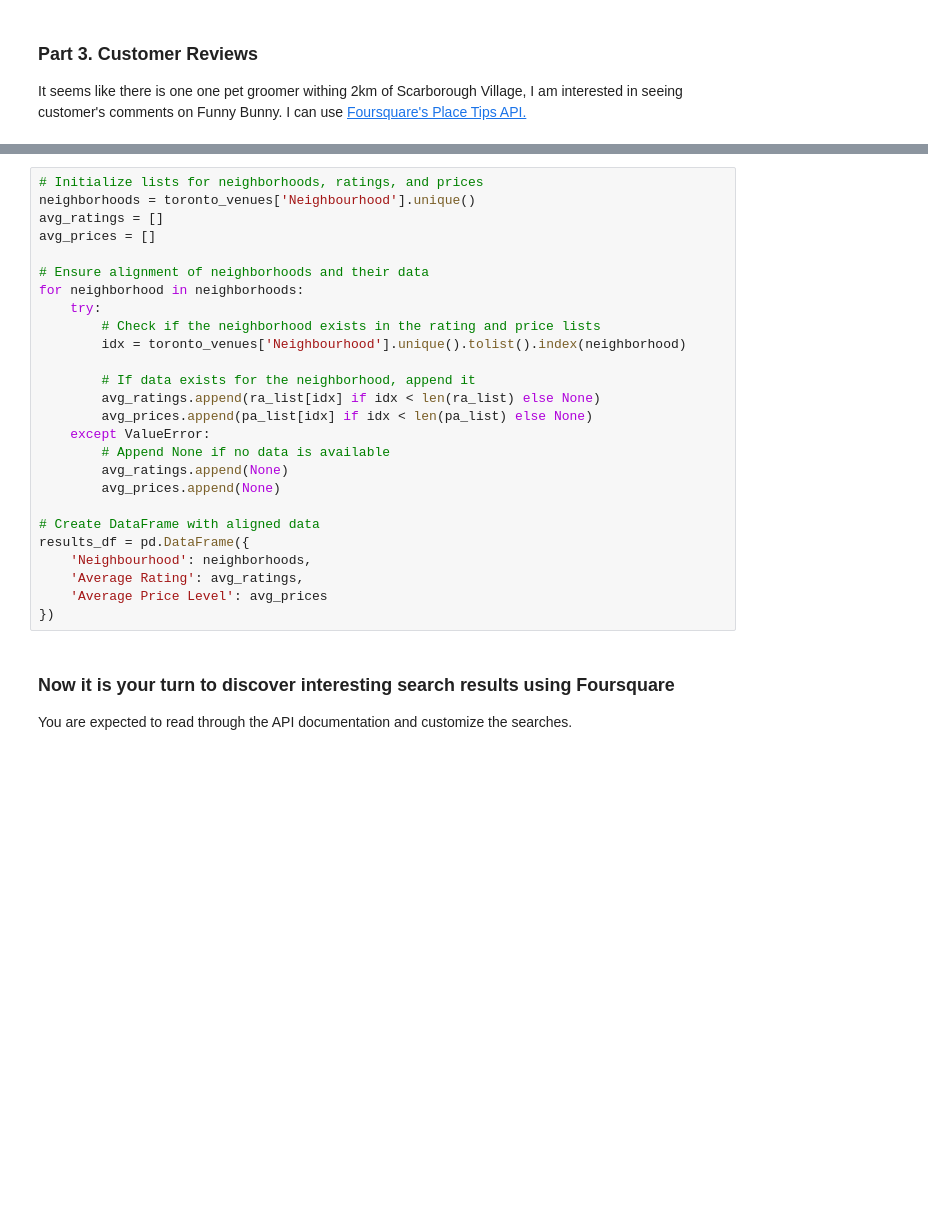
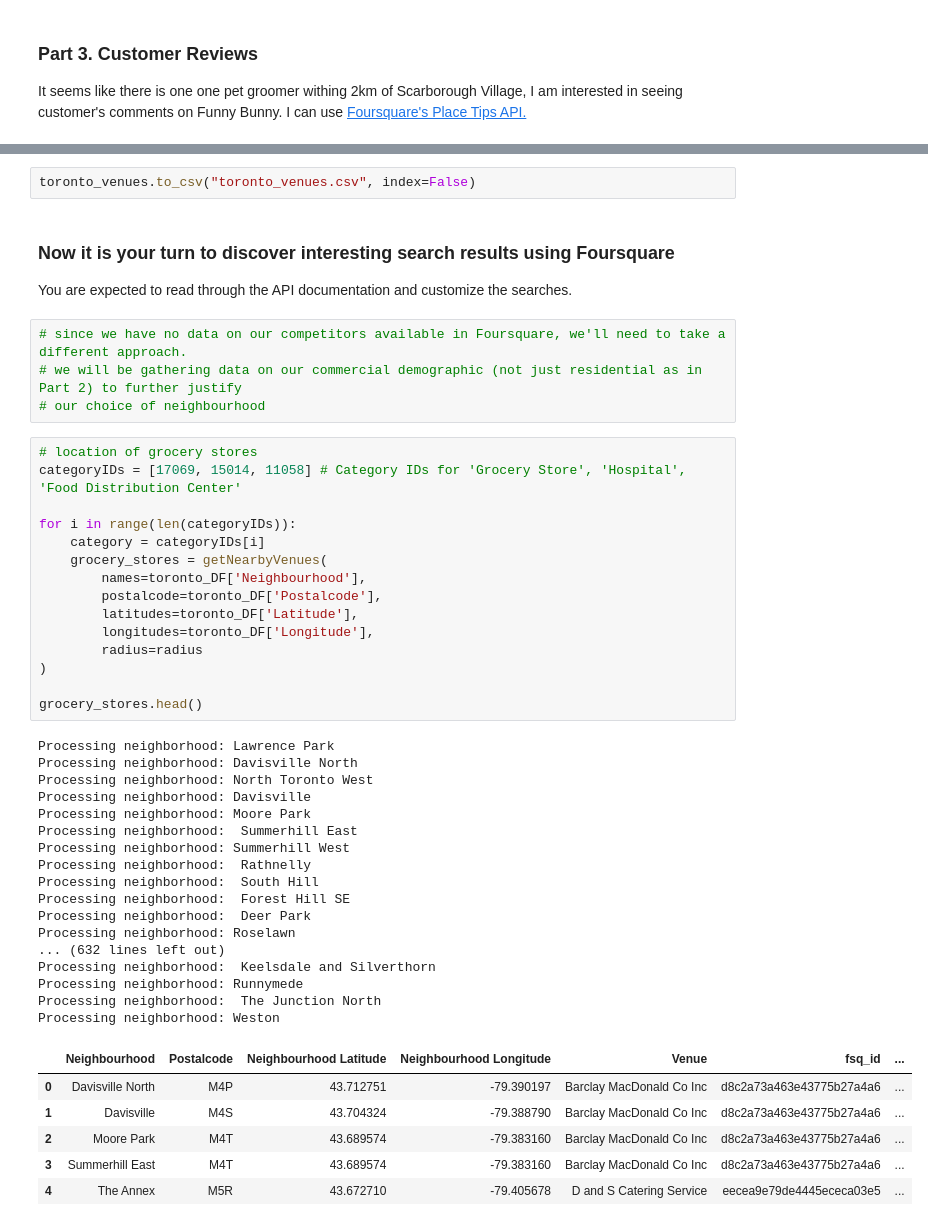
Before and after one commit to lazelee/Capstone-Project, a Jupyter notebook: ExploringCompetitorsPest.ipynb, the cells around one changed output, grey strips where cells are left out. Saved outputs shown, nothing was run; the diff lists cells and outputs as text; blank space fills up the shorter version.

```diff
--- a/ExploringCompetitorsPest.ipynb
+++ b/ExploringCompetitorsPest.ipynb
@@ -506,29 +396,48 @@ for neighborhood in toronto_venues['Neighbourhood'].unique():
-# %%
-# Initialize lists for neighborhoods, ratings, and prices
-neighborhoods = toronto_venues['Neighbourhood'].unique()
-avg_ratings = []
-avg_prices = []
-
-# Ensure alignment of neighborhoods and their data
-for neighborhood in neighborhoods:
-    try:
-        # Check if the neighborhood exists in the rating and price lists
-        idx = toronto_venues['Neighbourhood'].unique().tolist().index(neighborhood)
-
-        # If data exists for the neighborhood, append it
-        avg_ratings.append(ra_list[idx] if idx < len(ra_list) else None)
-        avg_prices.append(pa_list[idx] if idx < len(pa_list) else None)
-    except ValueError:
-        # Append None if no data is available
-        avg_ratings.append(None)
-        avg_prices.append(None)
-
-# Create DataFrame with aligned data
-results_df = pd.DataFrame({
-    'Neighbourhood': neighborhoods,
-    'Average Rating': avg_ratings,
-    'Average Price Level': avg_prices
-})
+# %%
+toronto_venues.to_csv("toronto_venues.csv", index=False)
 # %% [markdown]
 ### Now it is your turn to discover interesting search results using Foursquare
 You are expected to read through the API documentation and customize the searches.
+# %%
+# since we have no data on our competitors available in Foursquare, we'll need to take a different approach.
+# we will be gathering data on our commercial demographic (not just residential as in Part 2) to further justify
+# our choice of neighbourhood
+# %%
+# location of grocery stores
+categoryIDs = [17069, 15014, 11058] # Category IDs for 'Grocery Store', 'Hospital', 'Food Distribution Center'
+
+for i in range(len(categoryIDs)):
+    category = categoryIDs[i]
+    grocery_stores = getNearbyVenues(
+        names=toronto_DF['Neighbourhood'],
+        postalcode=toronto_DF['Postalcode'],
+        latitudes=toronto_DF['Latitude'],
+        longitudes=toronto_DF['Longitude'],
+        radius=radius
+)
+
+grocery_stores.head()
+# %% [output]
+Processing neighborhood: Lawrence Park
+Processing neighborhood: Davisville North
+Processing neighborhood: North Toronto West
+Processing neighborhood: Davisville
+Processing neighborhood: Moore Park
+Processing neighborhood:  Summerhill East
+Processing neighborhood: Summerhill West
+Processing neighborhood:  Rathnelly
+Processing neighborhood:  South Hill
+Processing neighborhood:  Forest Hill SE
+Processing neighborhood:  Deer Park
+Processing neighborhood: Roselawn
+... (632 lines left out)
+Processing neighborhood:  Keelsdale and Silverthorn
+Processing neighborhood: Runnymede
+Processing neighborhood:  The Junction North
+Processing neighborhood: Weston
+|  | Neighbourhood | Postalcode | Neighbourhood Latitude | Neighbourhood Longitude | Venue | fsq_id | ... |
+| 0 | Davisville North | M4P | 43.712751 | -79.390197 | Barclay MacDonald Co Inc | d8c2a73a463e43775b27a4a6 | ... |
+| 1 | Davisville | M4S | 43.704324 | -79.388790 | Barclay MacDonald Co Inc | d8c2a73a463e43775b27a4a6 | ... |
+| 2 | Moore Park | M4T | 43.689574 | -79.383160 | Barclay MacDonald Co Inc | d8c2a73a463e43775b27a4a6 | ... |
+| 3 | Summerhill East | M4T | 43.689574 | -79.383160 | Barclay MacDonald Co Inc | d8c2a73a463e43775b27a4a6 | ... |
+| 4 | The Annex | M5R | 43.672710 | -79.405678 | D and S Catering Service | eecea9e79de4445ececa03e5 | ... |
```
Also changed, not shown: parts of 13 cells of this notebook.
